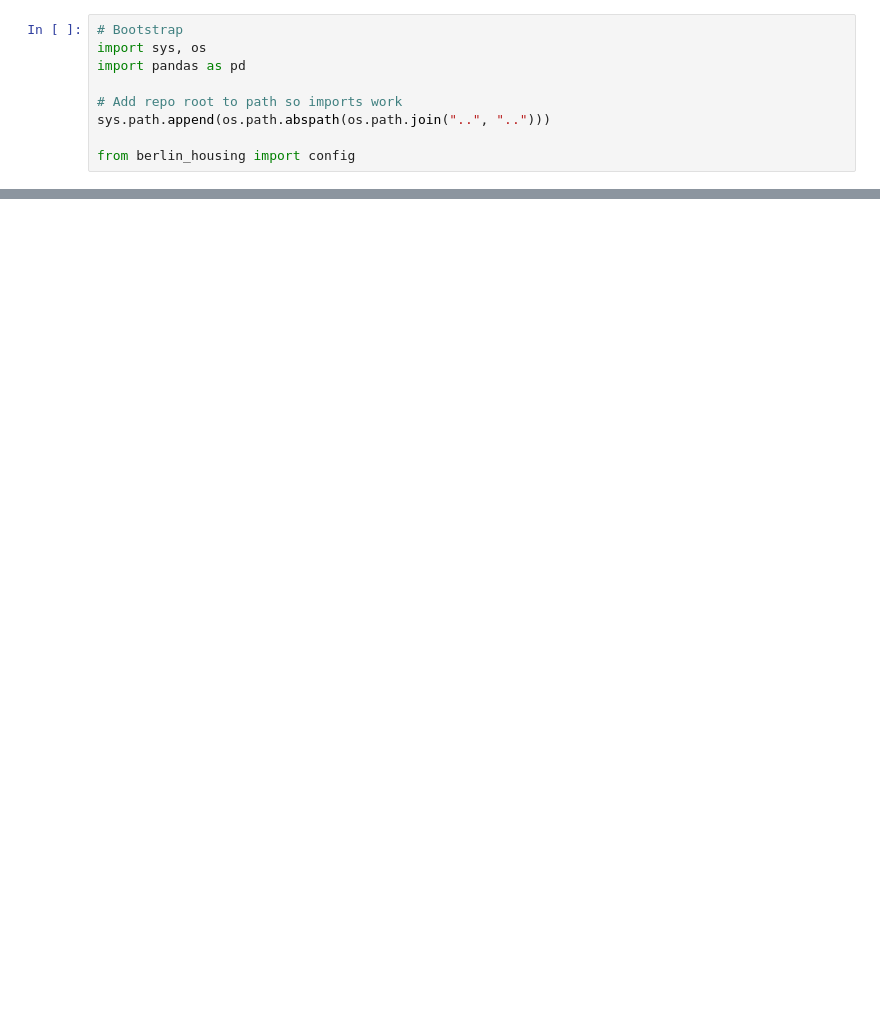
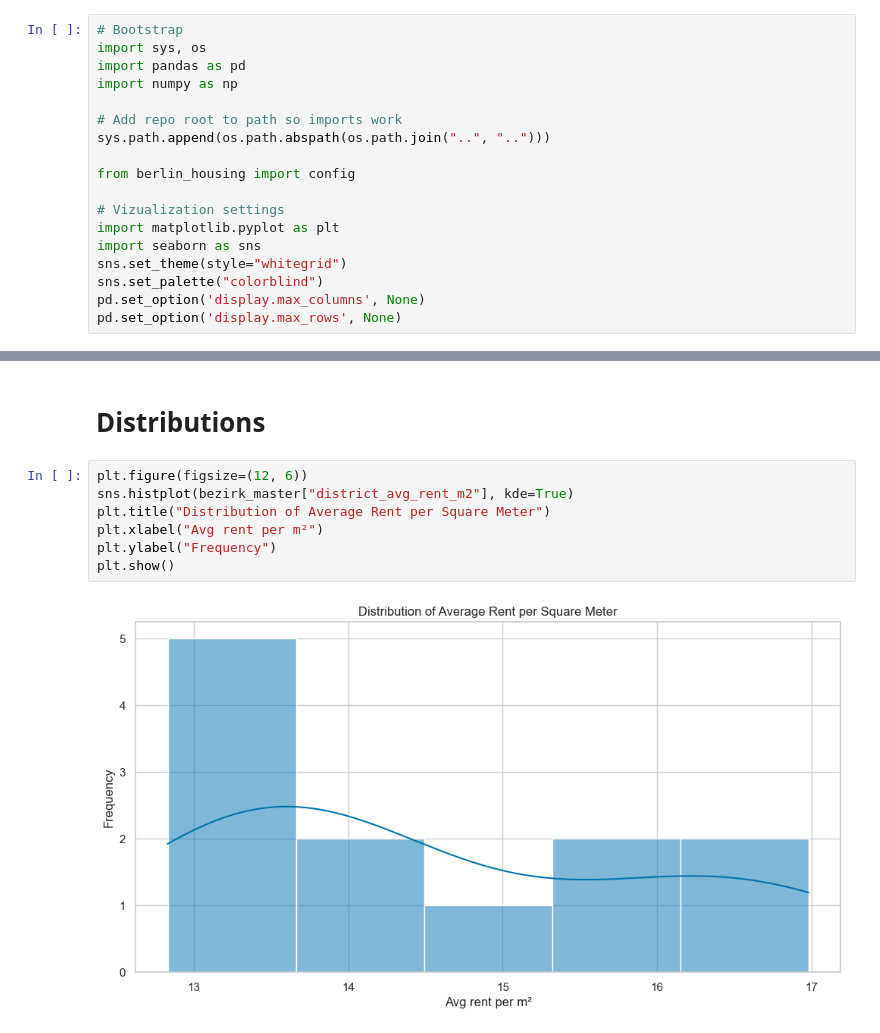
Before and after one commit to Dido-D-B/Berlin_Housing_Recommender, a Jupyter notebook: notebooks_final/eda/01_eda_bezirk.ipynb, the cells around one changed output, grey strips where cells are left out. Drawn from its saved outputs; the diff is of its cells as text; blank space fills up the shorter version.

Commit message:
eda bezirk notebook

```diff
--- a/notebooks_final/eda/01_eda_bezirk.ipynb
+++ b/notebooks_final/eda/01_eda_bezirk.ipynb
@@ -2,10 +4,19 @@
 # Bootstrap
 import sys, os
 import pandas as pd
+import numpy as np
 
 # Add repo root to path so imports work
 sys.path.append(os.path.abspath(os.path.join("..", "..")))
 
 from berlin_housing import config
+
+# Vizualization settings
+import matplotlib.pyplot as plt
+import seaborn as sns
+sns.set_theme(style="whitegrid")
+sns.set_palette("colorblind")
+pd.set_option('display.max_columns', None)
+pd.set_option('display.max_rows', None)
 # %%
 bezirk_master = pd.read_csv(config.BEZIRK_MASTER_OUT)
@@ -27,0 +62,11 @@ bezirk_master.head(12)
+# %% [markdown]
+# Distributions
+# %%
+plt.figure(figsize=(12, 6))
+sns.histplot(bezirk_master["district_avg_rent_m2"], kde=True)
+plt.title("Distribution of Average Rent per Square Meter")
+plt.xlabel("Avg rent per m²")
+plt.ylabel("Frequency")
+plt.show()
+# %% [output]
+[figure, added]
```
Also changed, not shown: parts of 22 cells of this notebook, 1 other file.
